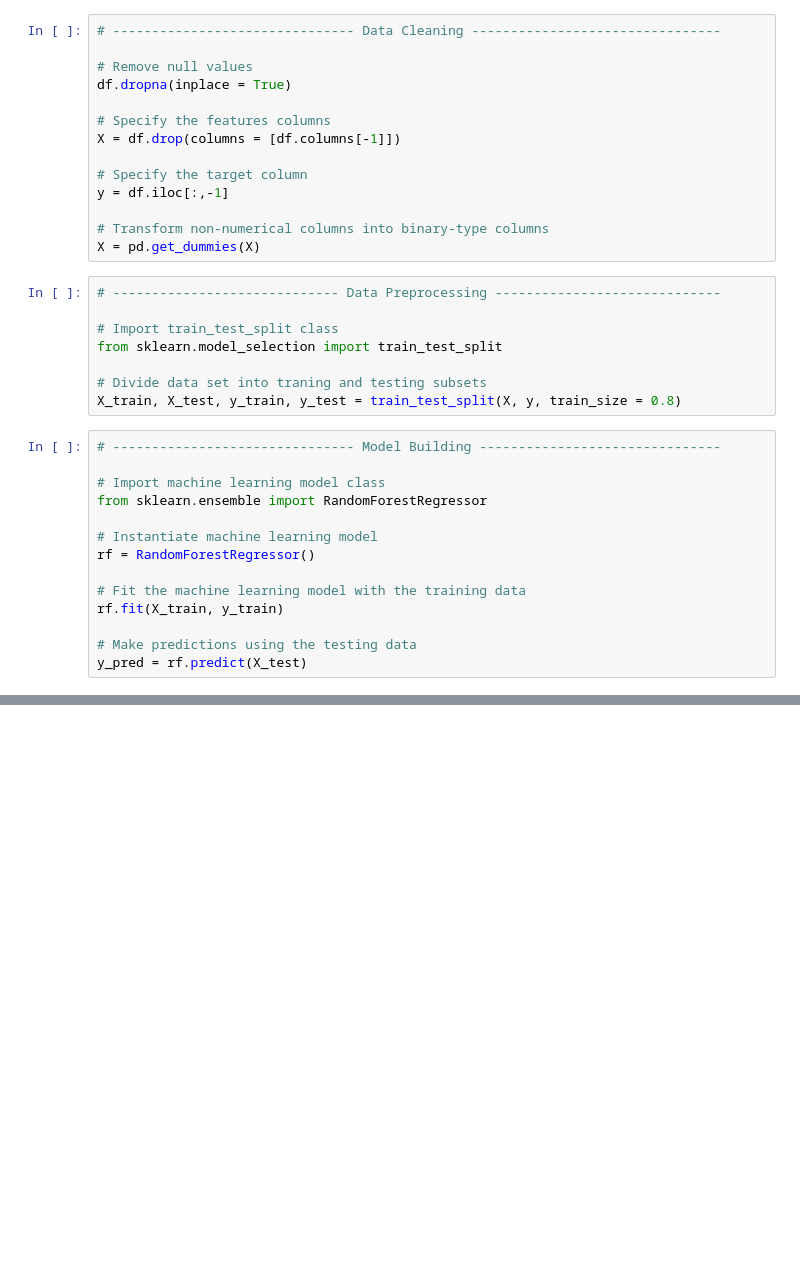
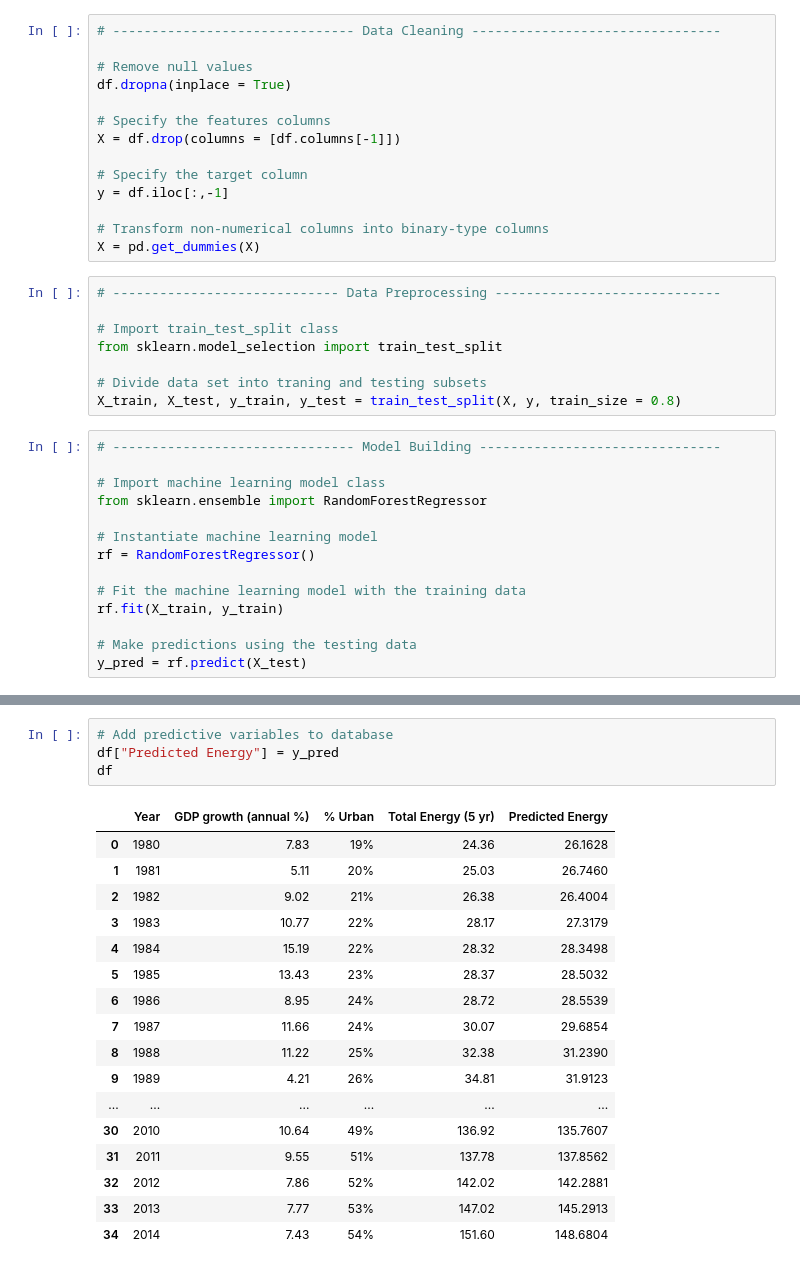
Before and after one commit to jackmcdonnell713/Sustainability_Group, a Jupyter notebook: Regression Random Forest.ipynb, the cells around one changed output, grey strips where cells are left out. Saved outputs shown, nothing was run; the diff lists cells and outputs as text; blank space fills up the shorter version.

```diff
--- a/Regression Random Forest.ipynb
+++ b/Regression Random Forest.ipynb
@@ -53,3 +75,25 @@ y_pred = rf.predict(X_test)
+# %%
+# Add predictive variables to database
+df["Predicted Energy"] = y_pred
+df
+# %% [output]
+|  | Year | GDP growth (annual %) | % Urban | Total Energy (5 yr) | Predicted Energy |
+| 0 | 1980 | 7.83 | 19% | 24.36 | 26.1628 |
+| 1 | 1981 | 5.11 | 20% | 25.03 | 26.7460 |
+| 2 | 1982 | 9.02 | 21% | 26.38 | 26.4004 |
+| 3 | 1983 | 10.77 | 22% | 28.17 | 27.3179 |
+| 4 | 1984 | 15.19 | 22% | 28.32 | 28.3498 |
+| 5 | 1985 | 13.43 | 23% | 28.37 | 28.5032 |
+| 6 | 1986 | 8.95 | 24% | 28.72 | 28.5539 |
+| 7 | 1987 | 11.66 | 24% | 30.07 | 29.6854 |
+| 8 | 1988 | 11.22 | 25% | 32.38 | 31.2390 |
+| 9 | 1989 | 4.21 | 26% | 34.81 | 31.9123 |
+| ... | ... | ... | ... | ... | ... |
+| 30 | 2010 | 10.64 | 49% | 136.92 | 135.7607 |
+| 31 | 2011 | 9.55 | 51% | 137.78 | 137.8562 |
+| 32 | 2012 | 7.86 | 52% | 142.02 | 142.2881 |
+| 33 | 2013 | 7.77 | 53% | 147.02 | 145.2913 |
+| 34 | 2014 | 7.43 | 54% | 151.60 | 148.6804 |
 # %%
 # ------------------------------ Model Evaluation ------------------------------
 
```
Also changed, not shown: parts of 6 cells of this notebook.
